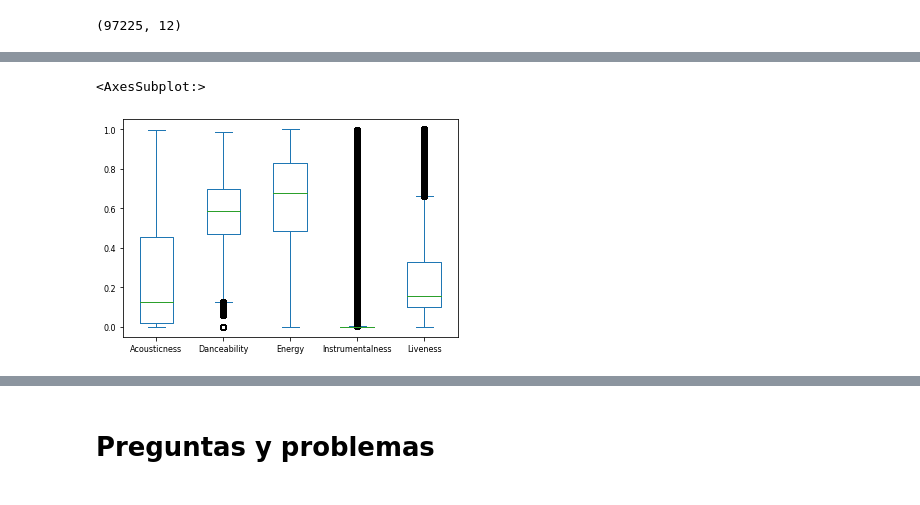
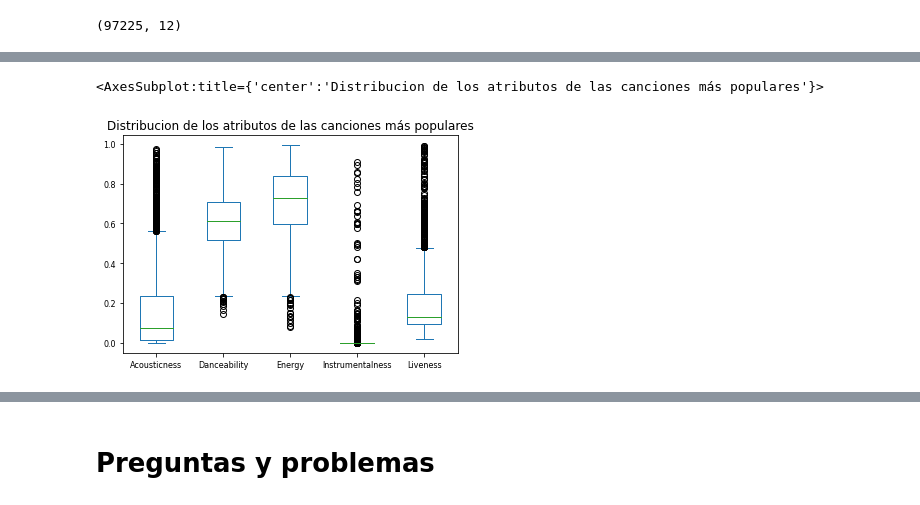
Before and after one commit to Litr0/Proyecto-Mineria, a Jupyter notebook: Hito1.ipynb, the cells around one changed output, grey strips where cells are left out. Saved outputs shown, nothing was run; the diff lists cells and outputs as text; code cells hidden in the pictures.

```diff
--- a/Hito1.ipynb
+++ b/Hito1.ipynb
@@ -99,5 +82,18 @@ ax = artist_p.plot.bar(x= 'Artist', y = 'Followers', stacked= True)
-# %%
-songAttributes.iloc[:,[1, 4, 6, 8, 9]].plot.box(stacked=True, fontsize = 8)
-# %% [output]
-<AxesSubplot:>
-[figure, removed]
+# %%
+
+songAttributes = songAttributes.rename(columns = {"Artist" : "Artists"})
+songAttributes.head()
+sa = (
+    songAttributes.merge(billboardHot100,
+              on=['Name', 'Artists'],
+              how='left',
+              indicator=True)
+    .query('_merge == "both"')
+    .drop(columns='_merge')
+)
+sa = sa.drop_duplicates(subset = ["Name", "Artists"])
+
+sa.iloc[:,[1, 4, 6, 8, 9]].plot.box(stacked=True, fontsize = 8, title = "Distribucion de los atributos de las canciones más populares")
+# %% [output]
+<AxesSubplot:title={'center':'Distribucion de los atributos de las canciones más populares'}>
+[figure, added]
```
Also changed, not shown: parts of 8 cells of this notebook.
